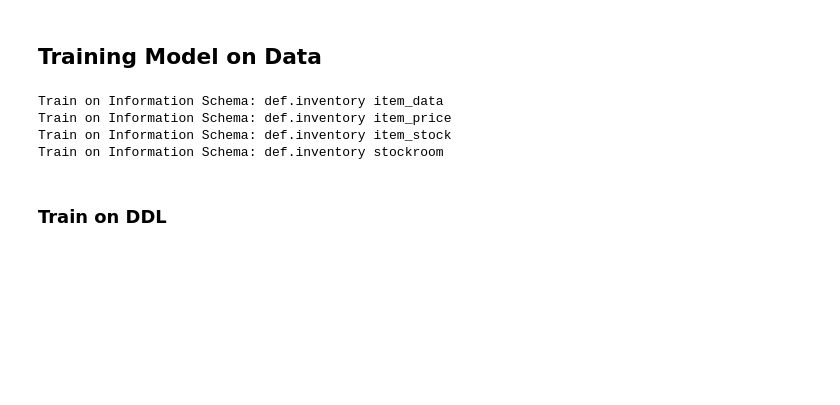
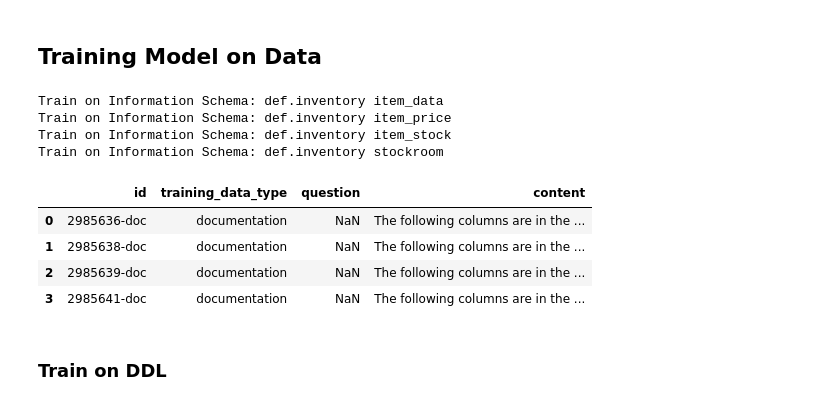
Before and after one commit to Azie88/Vanna-SQL-AI-Assistant, a Jupyter notebook: Vanna_Hosted.ipynb, the cells around one changed output. Cells and saved outputs as stored; diff of their text form; code cells hidden in the pictures; blank space fills up the shorter version.

Commit message:
Training Plan

```diff
--- a/Vanna_Hosted.ipynb
+++ b/Vanna_Hosted.ipynb
@@ -44,6 +44,16 @@ Train on Information Schema: def.inventory item_stock
 Train on Information Schema: def.inventory stockroom
 # %%
 vn.train(plan=plan)
+# %%
+pd.set_option("display.max_colwidth", None)
+
+vn.get_training_data()
+# %% [output]
+|  | id | training_data_type | question | content |
+| 0 | 2985636-doc | documentation | NaN | The following columns are in the ... |
+| 1 | 2985638-doc | documentation | NaN | The following columns are in the ... |
+| 2 | 2985639-doc | documentation | NaN | The following columns are in the ... |
+| 3 | 2985641-doc | documentation | NaN | The following columns are in the ... |
 # %% [markdown]
 ### Train on DDL
 # %%
```
Also changed, not shown: parts of 1 cell of this notebook.
